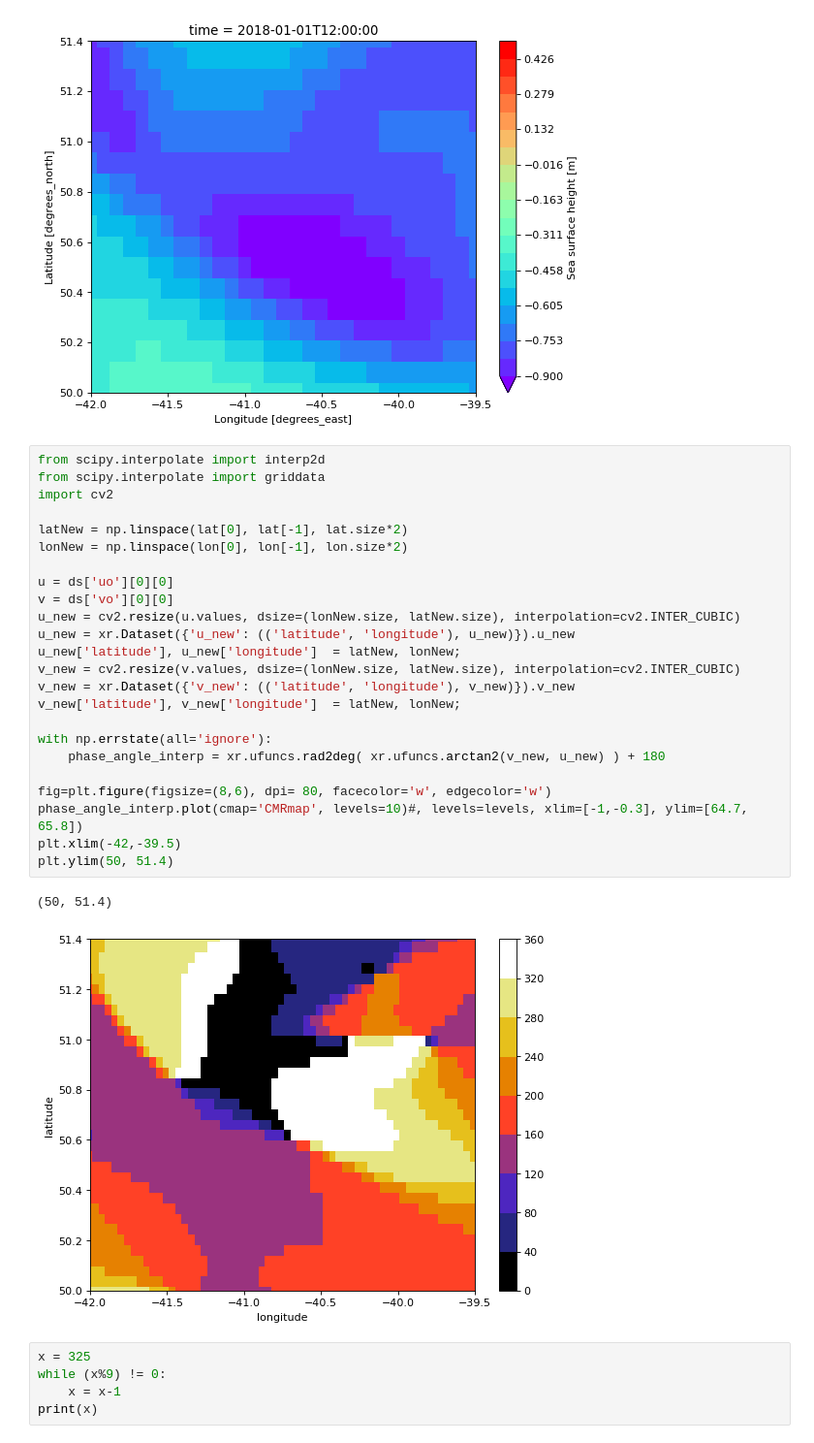
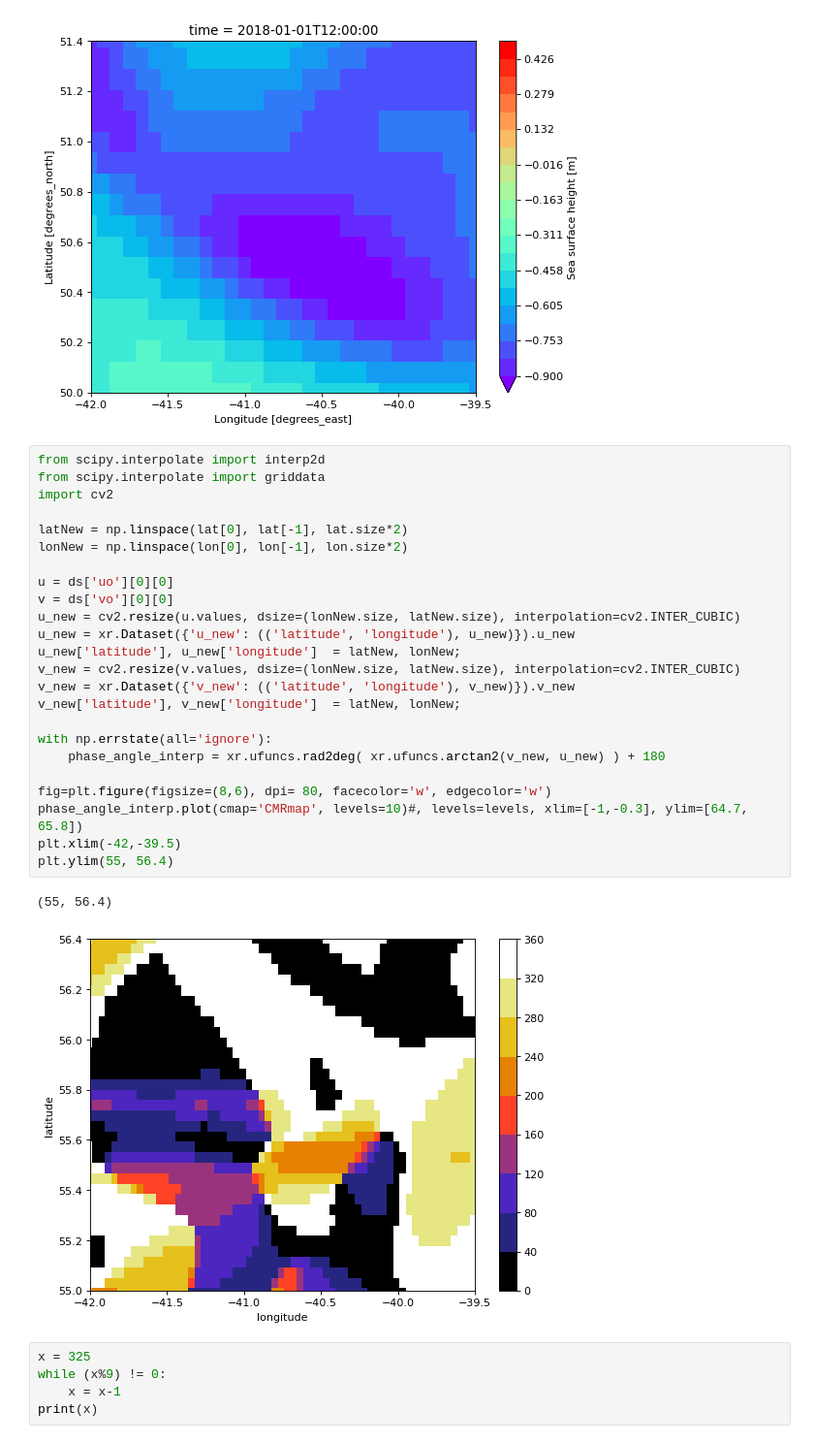
Before and after one commit to evenlwanvik/TTK-4900-Master, a Jupyter notebook: visualize/global_10km.ipynb, the cells around one changed output. Shown: that part at 97% size. Saved outputs shown, nothing was run; the diff lists cells and outputs as text.

```diff
--- a/visualize/global_10km.ipynb
+++ b/visualize/global_10km.ipynb
@@ -39,30 +39,30 @@ plt.ylim(50, 51.4)
 # %%
 from scipy.interpolate import interp2d
 from scipy.interpolate import griddata
 import cv2
 
 latNew = np.linspace(lat[0], lat[-1], lat.size*2)
 lonNew = np.linspace(lon[0], lon[-1], lon.size*2)
 
 u = ds['uo'][0][0]
 v = ds['vo'][0][0]
 u_new = cv2.resize(u.values, dsize=(lonNew.size, latNew.size), interpolation=cv2.INTER_CUBIC)
 u_new = xr.Dataset({'u_new': (('latitude', 'longitude'), u_new)}).u_new
 u_new['latitude'], u_new['longitude']  = latNew, lonNew;
 v_new = cv2.resize(v.values, dsize=(lonNew.size, latNew.size), interpolation=cv2.INTER_CUBIC)
 v_new = xr.Dataset({'v_new': (('latitude', 'longitude'), v_new)}).v_new
 v_new['latitude'], v_new['longitude']  = latNew, lonNew;
 
 with np.errstate(all='ignore'):
     phase_angle_interp = xr.ufuncs.rad2deg( xr.ufuncs.arctan2(v_new, u_new) ) + 180
 
 fig=plt.figure(figsize=(8,6), dpi= 80, facecolor='w', edgecolor='w')
 phase_angle_interp.plot(cmap='CMRmap', levels=10)#, levels=levels, xlim=[-1,-0.3], ylim=[64.7, 65.8])
 plt.xlim(-42,-39.5)
-plt.ylim(50, 51.4)
+plt.ylim(55, 56.4)
 # %% [output]
-(50, 51.4)
+(55, 56.4)
-[figure, old version]
+[figure, new version]
 # %%
 x = 325
 while (x%9) != 0:
```
Also changed, not shown: 3 other files.
